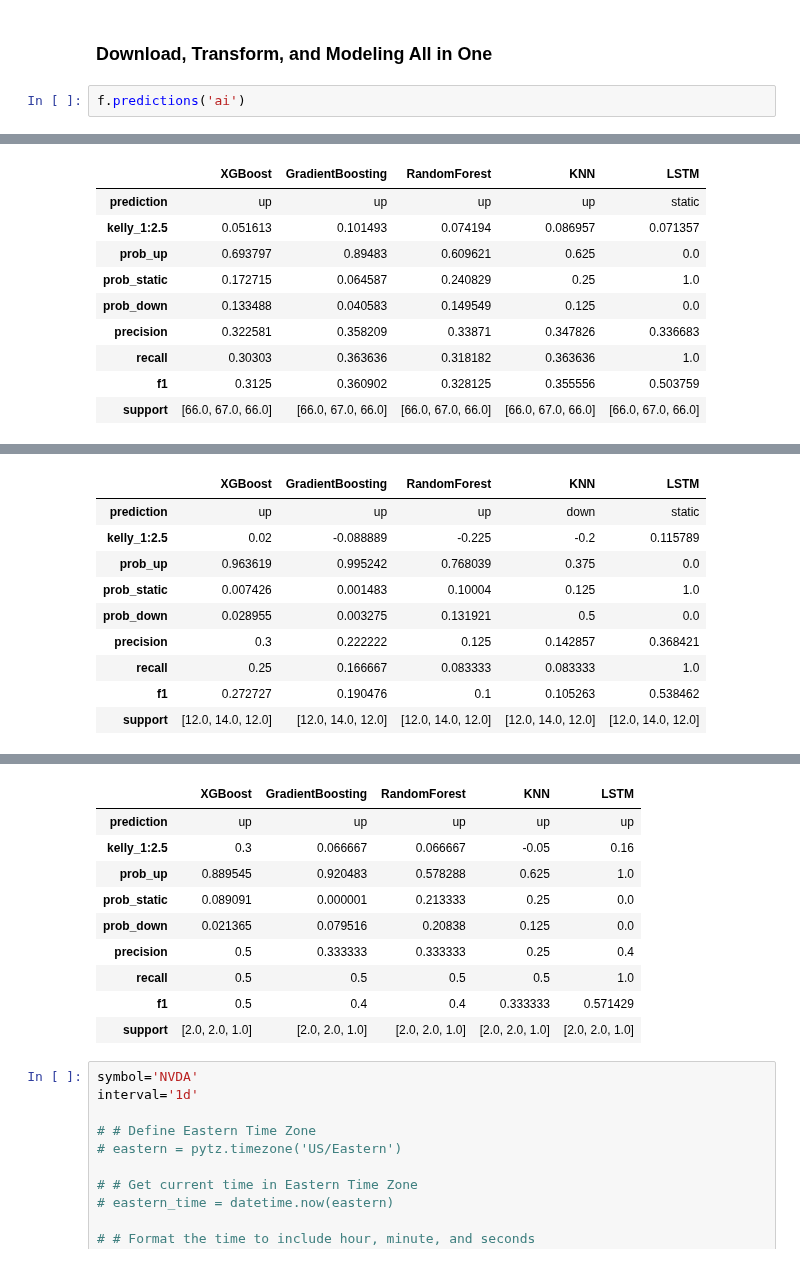
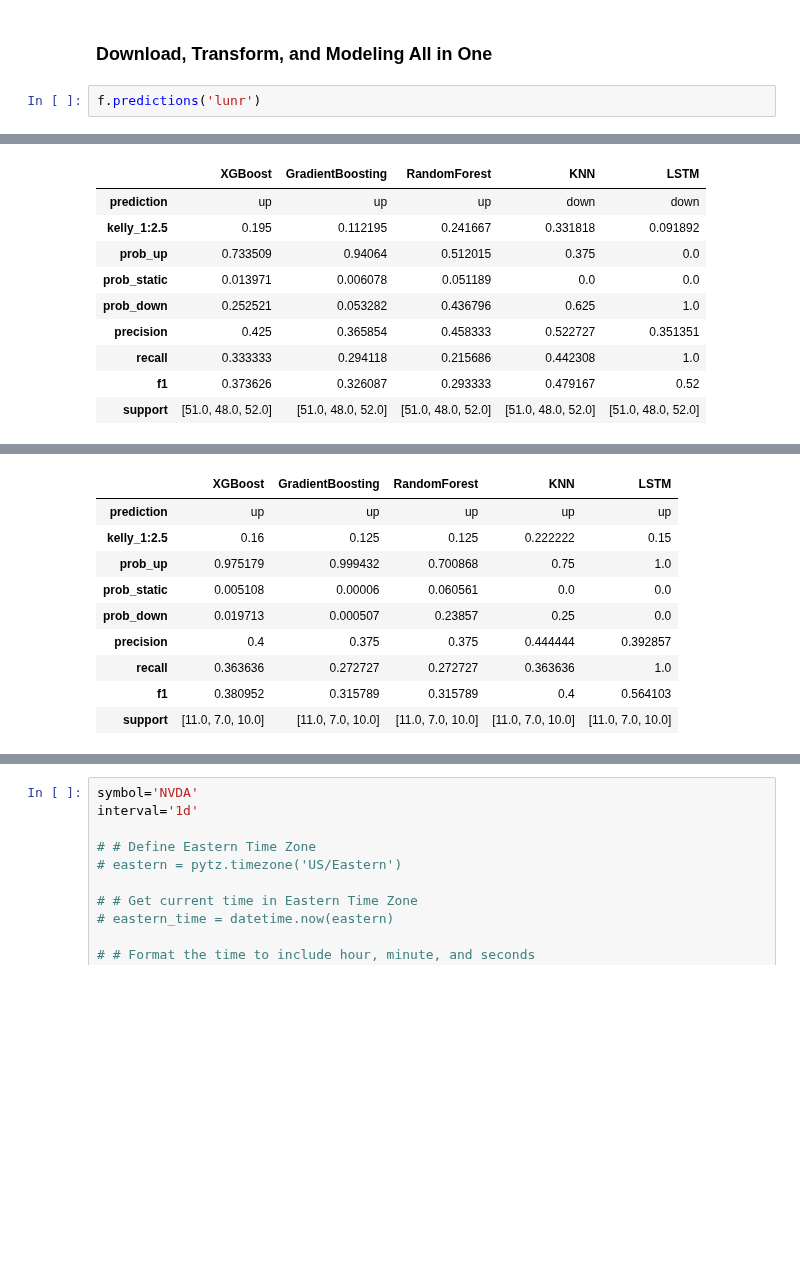
Before and after one commit to yuchild/stock_production, a Jupyter notebook: stock_next_time_frame_predictor.ipynb, the cells around one changed output, grey strips where cells are left out. Cells and saved outputs as stored; diff of their text form; blank space fills up the shorter version.

```diff
--- a/stock_next_time_frame_predictor.ipynb
+++ b/stock_next_time_frame_predictor.ipynb
@@ -79,5 +79,5 @@ from src import modules as f # f is for function
 # %% [markdown]
 ### Download, Transform, and Modeling All in One
 # %%
-f.predictions('ai')
+f.predictions('lunr')
 # %% [output]
@@ -118,10 +118,10 @@ AI 1d Interval Timestamp: 2024-12-27 01:41:42
 |  | XGBoost | GradientBoosting | RandomForest | KNN | LSTM |
-| prediction | up | up | up | up | static |
-| kelly_1:2.5 | 0.051613 | 0.101493 | 0.074194 | 0.086957 | 0.071357 |
-| prob_up | 0.693797 | 0.89483 | 0.609621 | 0.625 | 0.0 |
-| prob_static | 0.172715 | 0.064587 | 0.240829 | 0.25 | 1.0 |
-| prob_down | 0.133488 | 0.040583 | 0.149549 | 0.125 | 0.0 |
-| precision | 0.322581 | 0.358209 | 0.33871 | 0.347826 | 0.336683 |
-| recall | 0.30303 | 0.363636 | 0.318182 | 0.363636 | 1.0 |
-| f1 | 0.3125 | 0.360902 | 0.328125 | 0.355556 | 0.503759 |
-| support | [66.0, 67.0, 66.0] | [66.0, 67.0, 66.0] | [66.0, 67.0, 66.0] | [66.0, 67.0, 66.0] | [66.0, 67.0, 66.0] |
+| prediction | up | up | up | down | down |
+| kelly_1:2.5 | 0.195 | 0.112195 | 0.241667 | 0.331818 | 0.091892 |
+| prob_up | 0.733509 | 0.94064 | 0.512015 | 0.375 | 0.0 |
+| prob_static | 0.013971 | 0.006078 | 0.051189 | 0.0 | 0.0 |
+| prob_down | 0.252521 | 0.053282 | 0.436796 | 0.625 | 1.0 |
+| precision | 0.425 | 0.365854 | 0.458333 | 0.522727 | 0.351351 |
+| recall | 0.333333 | 0.294118 | 0.215686 | 0.442308 | 1.0 |
+| f1 | 0.373626 | 0.326087 | 0.293333 | 0.479167 | 0.52 |
+| support | [51.0, 48.0, 52.0] | [51.0, 48.0, 52.0] | [51.0, 48.0, 52.0] | [51.0, 48.0, 52.0] | [51.0, 48.0, 52.0] |
@@ -129,10 +129,10 @@ AI 1wk Interval Timestamp: 2024-12-27 01:41:56
 |  | XGBoost | GradientBoosting | RandomForest | KNN | LSTM |
-| prediction | up | up | up | down | static |
-| kelly_1:2.5 | 0.02 | -0.088889 | -0.225 | -0.2 | 0.115789 |
-| prob_up | 0.963619 | 0.995242 | 0.768039 | 0.375 | 0.0 |
-| prob_static | 0.007426 | 0.001483 | 0.10004 | 0.125 | 1.0 |
-| prob_down | 0.028955 | 0.003275 | 0.131921 | 0.5 | 0.0 |
-| precision | 0.3 | 0.222222 | 0.125 | 0.142857 | 0.368421 |
-| recall | 0.25 | 0.166667 | 0.083333 | 0.083333 | 1.0 |
-| f1 | 0.272727 | 0.190476 | 0.1 | 0.105263 | 0.538462 |
-| support | [12.0, 14.0, 12.0] | [12.0, 14.0, 12.0] | [12.0, 14.0, 12.0] | [12.0, 14.0, 12.0] | [12.0, 14.0, 12.0] |
+| prediction | up | up | up | up | up |
+| kelly_1:2.5 | 0.16 | 0.125 | 0.125 | 0.222222 | 0.15 |
+| prob_up | 0.975179 | 0.999432 | 0.700868 | 0.75 | 1.0 |
+| prob_static | 0.005108 | 0.00006 | 0.060561 | 0.0 | 0.0 |
+| prob_down | 0.019713 | 0.000507 | 0.23857 | 0.25 | 0.0 |
+| precision | 0.4 | 0.375 | 0.375 | 0.444444 | 0.392857 |
+| recall | 0.363636 | 0.272727 | 0.272727 | 0.363636 | 1.0 |
+| f1 | 0.380952 | 0.315789 | 0.315789 | 0.4 | 0.564103 |
+| support | [11.0, 7.0, 10.0] | [11.0, 7.0, 10.0] | [11.0, 7.0, 10.0] | [11.0, 7.0, 10.0] | [11.0, 7.0, 10.0] |
@@ -140,13 +140,3 @@ AI 1mo Interval Timestamp: 2024-12-27 01:42:06
-|  | XGBoost | GradientBoosting | RandomForest | KNN | LSTM |
-| prediction | up | up | up | up | up |
-| kelly_1:2.5 | 0.3 | 0.066667 | 0.066667 | -0.05 | 0.16 |
-| prob_up | 0.889545 | 0.920483 | 0.578288 | 0.625 | 1.0 |
-| prob_static | 0.089091 | 0.000001 | 0.213333 | 0.25 | 0.0 |
-| prob_down | 0.021365 | 0.079516 | 0.20838 | 0.125 | 0.0 |
-| precision | 0.5 | 0.333333 | 0.333333 | 0.25 | 0.4 |
-| recall | 0.5 | 0.5 | 0.5 | 0.5 | 1.0 |
-| f1 | 0.5 | 0.4 | 0.4 | 0.333333 | 0.571429 |
-| support | [2.0, 2.0, 1.0] | [2.0, 2.0, 1.0] | [2.0, 2.0, 1.0] | [2.0, 2.0, 1.0] | [2.0, 2.0, 1.0] |
 # %%
 symbol='NVDA'
 interval='1d'
```
Also changed, not shown: parts of 1 cell of this notebook, 12 other files.
